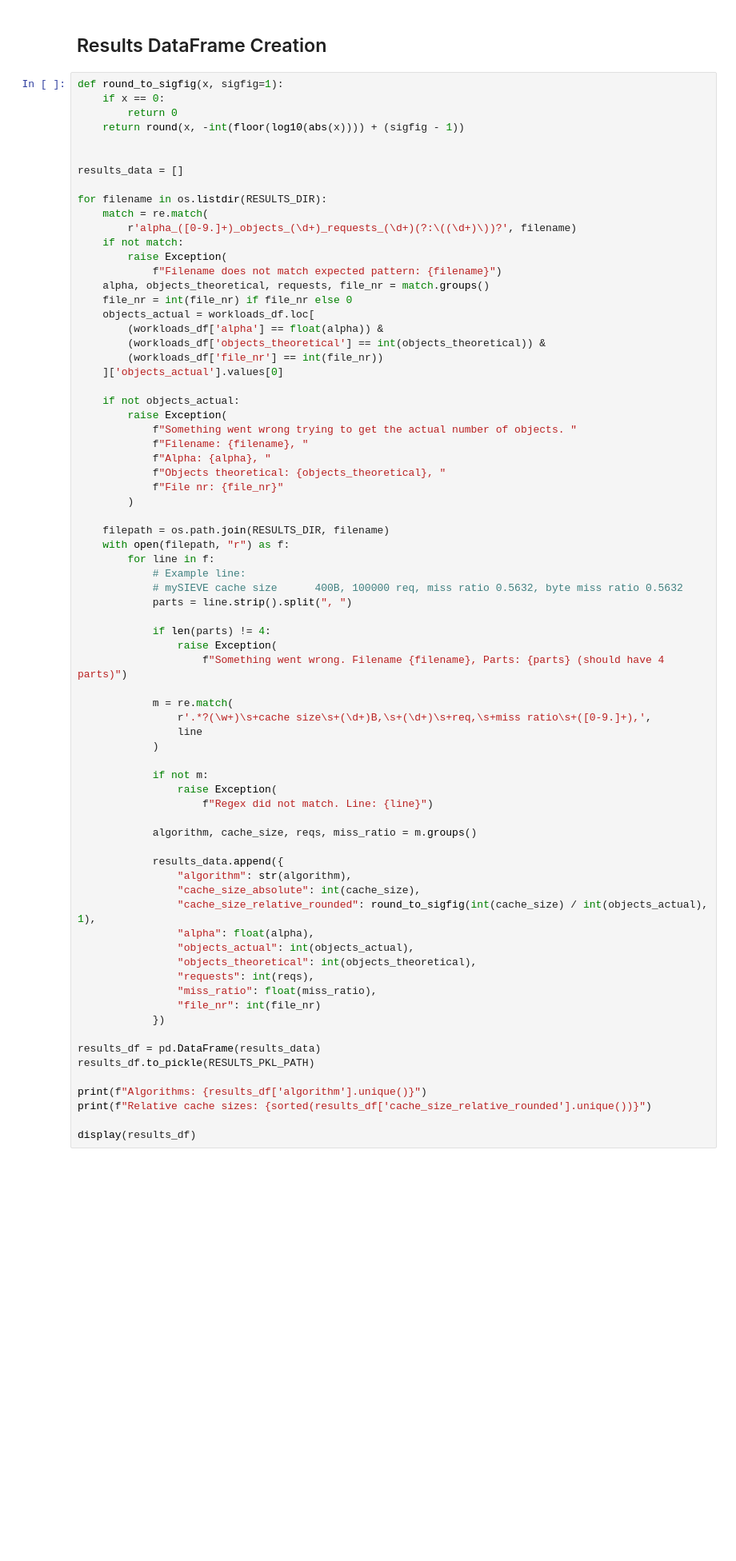
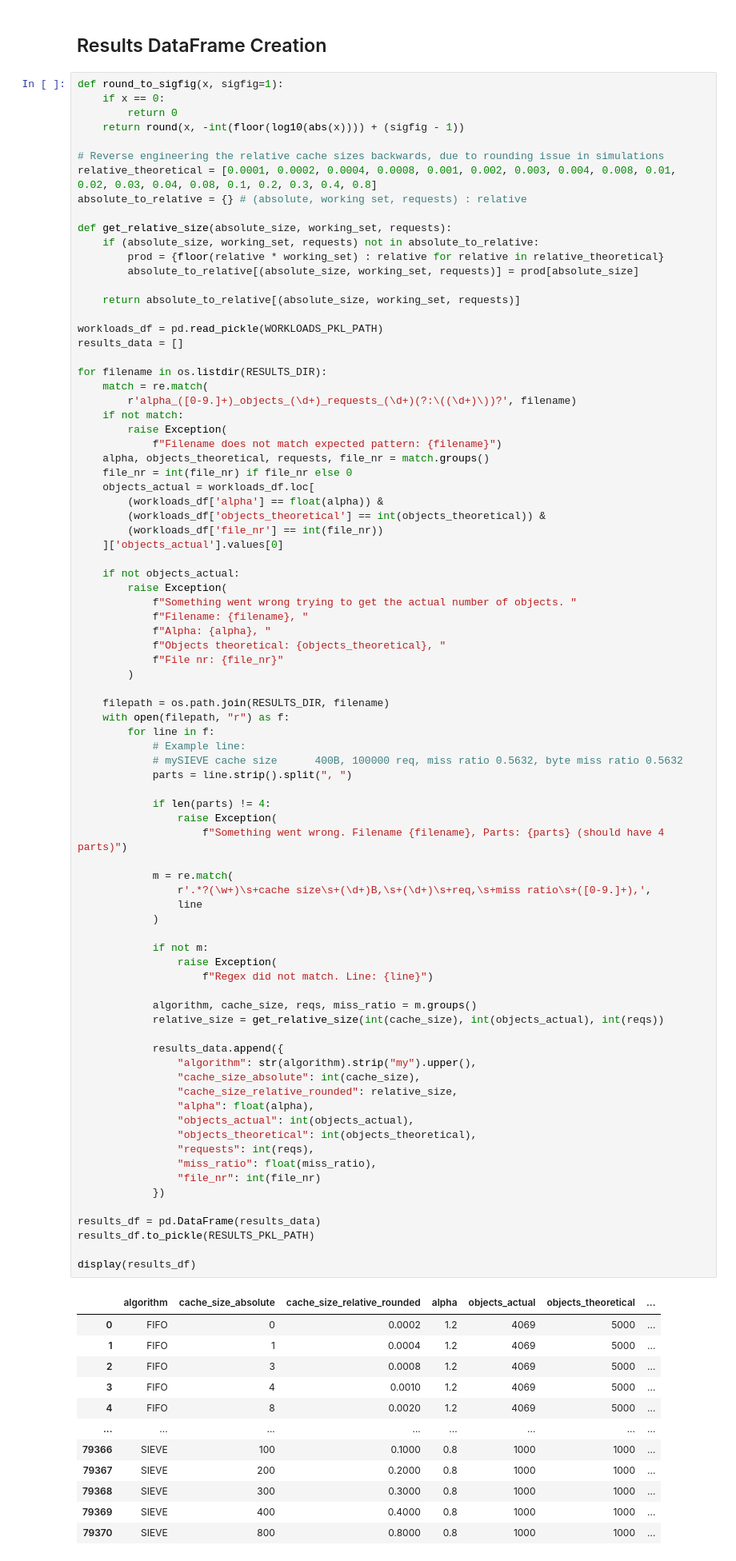
Before and after one commit to laustam/cache-eviction-thesis, a Jupyter notebook: code/scripts/data_processing.ipynb, the cells around one changed output. Shown: that part at 80% size. Cells and saved outputs as stored; diff of their text form; blank space fills up the shorter version.

Commit message:
data_processing.ipynb: add details about processed data + remove 'my' from algorithm names

```diff
--- a/code/scripts/data_processing.ipynb
+++ b/code/scripts/data_processing.ipynb
@@ -56,7 +68,18 @@ def round_to_sigfig(x, sigfig=1):
         return 0
     return round(x, -int(floor(log10(abs(x)))) + (sigfig - 1))
 
+# Reverse engineering the relative cache sizes backwards, due to rounding issue in simulations
+relative_theoretical = [0.0001, 0.0002, 0.0004, 0.0008, 0.001, 0.002, 0.003, 0.004, 0.008, 0.01, 0.02, 0.03, 0.04, 0.08, 0.1, 0.2, 0.3, 0.4, 0.8]
+absolute_to_relative = {} # (absolute, working set, requests) : relative
 
+def get_relative_size(absolute_size, working_set, requests):
+    if (absolute_size, working_set, requests) not in absolute_to_relative:
+        prod = {floor(relative * working_set) : relative for relative in relative_theoretical}
+        absolute_to_relative[(absolute_size, working_set, requests)] = prod[absolute_size]
+
+    return absolute_to_relative[(absolute_size, working_set, requests)]
+
+workloads_df = pd.read_pickle(WORKLOADS_PKL_PATH)
 results_data = []
 
 for filename in os.listdir(RESULTS_DIR):
@@ -92,35 +115,45 @@ for filename in os.listdir(RESULTS_DIR):
             if len(parts) != 4:
                 raise Exception(
                     f"Something went wrong. Filename {filename}, Parts: {parts} (should have 4 parts)")
 
             m = re.match(
                 r'.*?(\w+)\s+cache size\s+(\d+)B,\s+(\d+)\s+req,\s+miss ratio\s+([0-9.]+),',
                 line
             )
 
             if not m:
                 raise Exception(
                     f"Regex did not match. Line: {line}")
 
             algorithm, cache_size, reqs, miss_ratio = m.groups()
+            relative_size = get_relative_size(int(cache_size), int(objects_actual), int(reqs))
 
             results_data.append({
-                "algorithm": str(algorithm),
+                "algorithm": str(algorithm).strip("my").upper(),
                 "cache_size_absolute": int(cache_size),
-                "cache_size_relative_rounded": round_to_sigfig(int(cache_size) / int(objects_actual), 1),
+                "cache_size_relative_rounded": relative_size,
                 "alpha": float(alpha),
                 "objects_actual": int(objects_actual),
                 "objects_theoretical": int(objects_theoretical),
                 "requests": int(reqs),
                 "miss_ratio": float(miss_ratio),
                 "file_nr": int(file_nr)
             })
 
 results_df = pd.DataFrame(results_data)
 results_df.to_pickle(RESULTS_PKL_PATH)
 
-print(f"Algorithms: {results_df['algorithm'].unique()}")
-print(f"Relative cache sizes: {sorted(results_df['cache_size_relative_rounded'].unique())}")
-
 display(results_df)
 # %% [output]
+|  | algorithm | cache_size_absolute | cache_size_relative_rounded | alpha | objects_actual | objects_theoretical | ... |
+| 0 | FIFO | 0 | 0.0002 | 1.2 | 4069 | 5000 | ... |
+| 1 | FIFO | 1 | 0.0004 | 1.2 | 4069 | 5000 | ... |
+| 2 | FIFO | 3 | 0.0008 | 1.2 | 4069 | 5000 | ... |
+| 3 | FIFO | 4 | 0.0010 | 1.2 | 4069 | 5000 | ... |
+| 4 | FIFO | 8 | 0.0020 | 1.2 | 4069 | 5000 | ... |
+| ... | ... | ... | ... | ... | ... | ... | ... |
+| 79366 | SIEVE | 100 | 0.1000 | 0.8 | 1000 | 1000 | ... |
+| 79367 | SIEVE | 200 | 0.2000 | 0.8 | 1000 | 1000 | ... |
+| 79368 | SIEVE | 300 | 0.3000 | 0.8 | 1000 | 1000 | ... |
+| 79369 | SIEVE | 400 | 0.4000 | 0.8 | 1000 | 1000 | ... |
+| 79370 | SIEVE | 800 | 0.8000 | 0.8 | 1000 | 1000 | ... |
```
Also changed, not shown: parts of 6 cells of this notebook.
